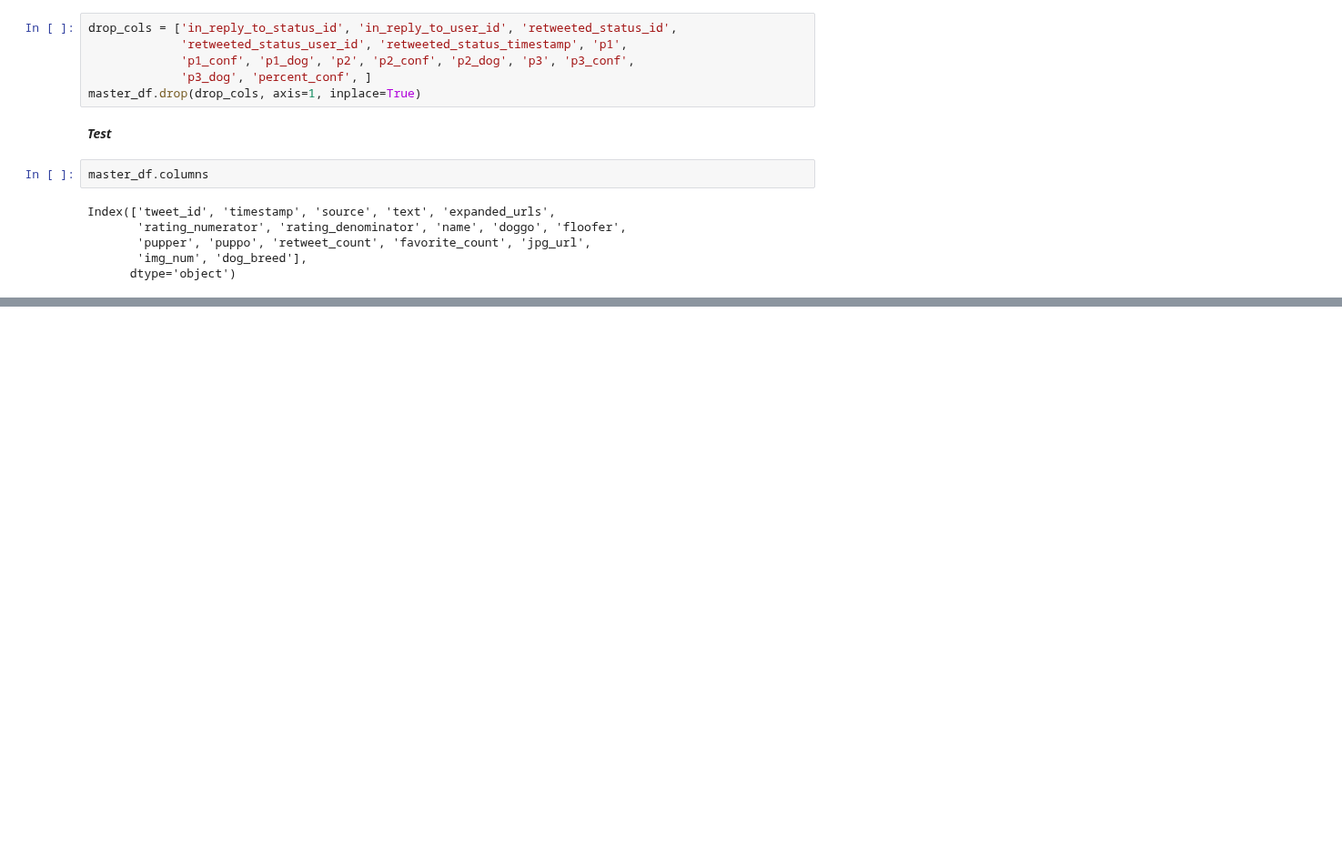
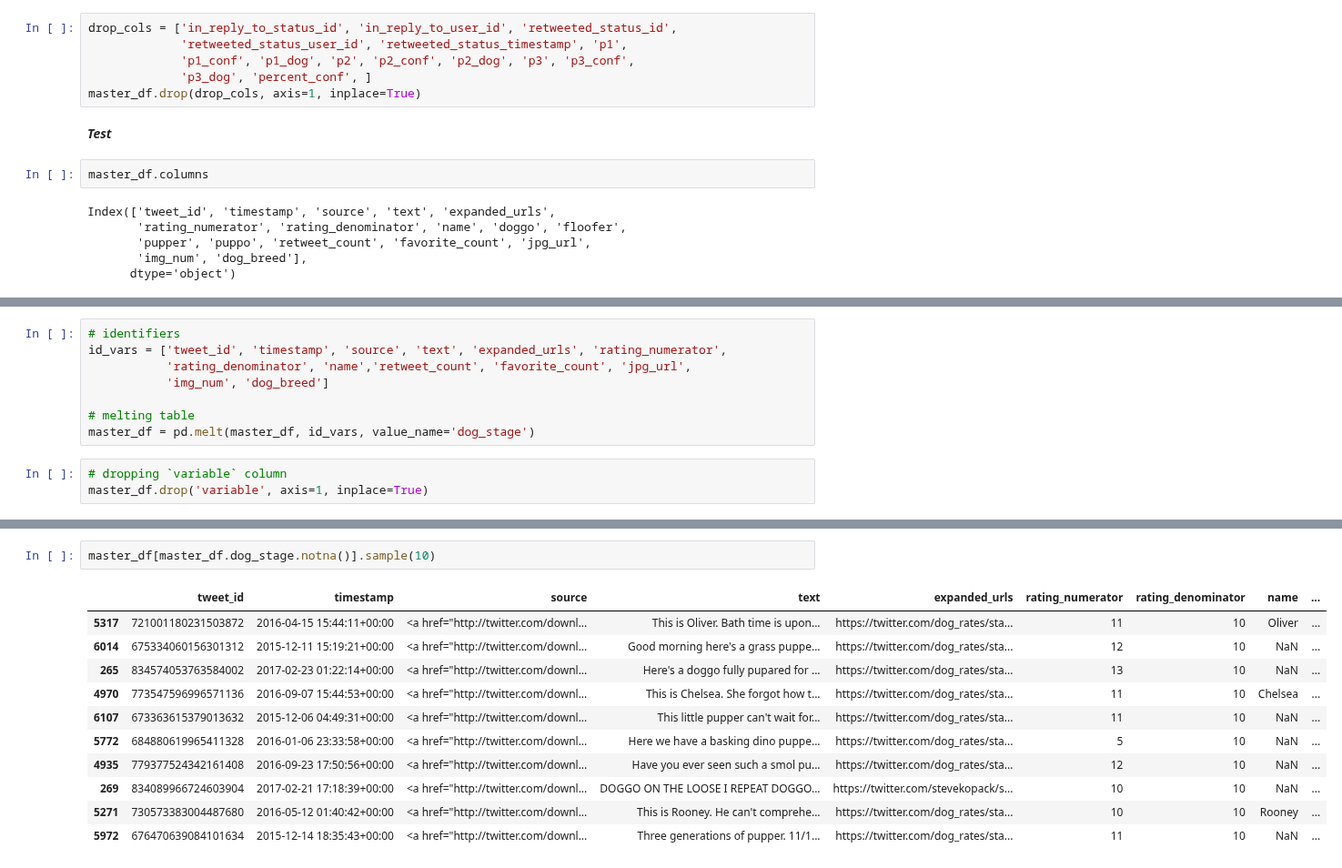
Before and after one commit to EsosaOrumwese/ALX-T-Nanodegree, a Jupyter notebook: Data Analytics/Projects/WeRateDogs Twitter/WeRateDogs Twitter_Data Wrangling Project.ipynb, the cells around one changed output, grey strips where cells are left out. Shown at 91% size. Cells and saved outputs as stored; diff of their text form; blank space fills up the shorter version.

```diff
--- a/Data Analytics/Projects/WeRateDogs Twitter/WeRateDogs Twitter_Data Wrangling Project.ipynb
+++ b/Data Analytics/Projects/WeRateDogs Twitter/WeRateDogs Twitter_Data Wrangling Project.ipynb
@@ -1167,0 +1176,11 @@ Index(['tweet_id', 'timestamp', 'source', 'text', 'expanded_urls',
+# %%
+# identifiers
+id_vars = ['tweet_id', 'timestamp', 'source', 'text', 'expanded_urls', 'rating_numerator',
+           'rating_denominator', 'name','retweet_count', 'favorite_count', 'jpg_url',
+           'img_num', 'dog_breed']
+
+# melting table
+master_df = pd.melt(master_df, id_vars, value_name='dog_stage')
+# %%
+# dropping `variable` column
+master_df.drop('variable', axis=1, inplace=True)
@@ -1167,0 +1197,14 @@ Index(['tweet_id', 'timestamp', 'source', 'text', 'expanded_urls',
+# %%
+master_df[master_df.dog_stage.notna()].sample(10)
+# %% [output]
+|  | tweet_id | timestamp | source | text | expanded_urls | rating_numerator | rating_denominator | name | ... |
+| 5317 | 721001180231503872 | 2016-04-15 15:44:11+00:00 | <a href="http://twitter.com/downl... | This is Oliver. Bath time is upon... | https://twitter.com/dog_rates/sta... | 11 | 10 | Oliver | ... |
+| 6014 | 675334060156301312 | 2015-12-11 15:19:21+00:00 | <a href="http://twitter.com/downl... | Good morning here's a grass puppe... | https://twitter.com/dog_rates/sta... | 12 | 10 | NaN | ... |
+| 265 | 834574053763584002 | 2017-02-23 01:22:14+00:00 | <a href="http://twitter.com/downl... | Here's a doggo fully pupared for ... | https://twitter.com/dog_rates/sta... | 13 | 10 | NaN | ... |
+| 4970 | 773547596996571136 | 2016-09-07 15:44:53+00:00 | <a href="http://twitter.com/downl... | This is Chelsea. She forgot how t... | https://twitter.com/dog_rates/sta... | 11 | 10 | Chelsea | ... |
+| 6107 | 673363615379013632 | 2015-12-06 04:49:31+00:00 | <a href="http://twitter.com/downl... | This little pupper can't wait for... | https://twitter.com/dog_rates/sta... | 11 | 10 | NaN | ... |
+| 5772 | 684880619965411328 | 2016-01-06 23:33:58+00:00 | <a href="http://twitter.com/downl... | Here we have a basking dino puppe... | https://twitter.com/dog_rates/sta... | 5 | 10 | NaN | ... |
+| 4935 | 779377524342161408 | 2016-09-23 17:50:56+00:00 | <a href="http://twitter.com/downl... | Have you ever seen such a smol pu... | https://twitter.com/dog_rates/sta... | 12 | 10 | NaN | ... |
+| 269 | 834089966724603904 | 2017-02-21 17:18:39+00:00 | <a href="http://twitter.com/downl... | DOGGO ON THE LOOSE I REPEAT DOGGO... | https://twitter.com/stevekopack/s... | 10 | 10 | NaN | ... |
+| 5271 | 730573383004487680 | 2016-05-12 01:40:42+00:00 | <a href="http://twitter.com/downl... | This is Rooney. He can't comprehe... | https://twitter.com/dog_rates/sta... | 10 | 10 | Rooney | ... |
+| 5972 | 676470639084101634 | 2015-12-14 18:35:43+00:00 | <a href="http://twitter.com/downl... | Three generations of pupper. 11/1... | https://twitter.com/dog_rates/sta... | 11 | 10 | NaN | ... |
```
Also changed, not shown: parts of 13 cells of this notebook, 2 other files.
